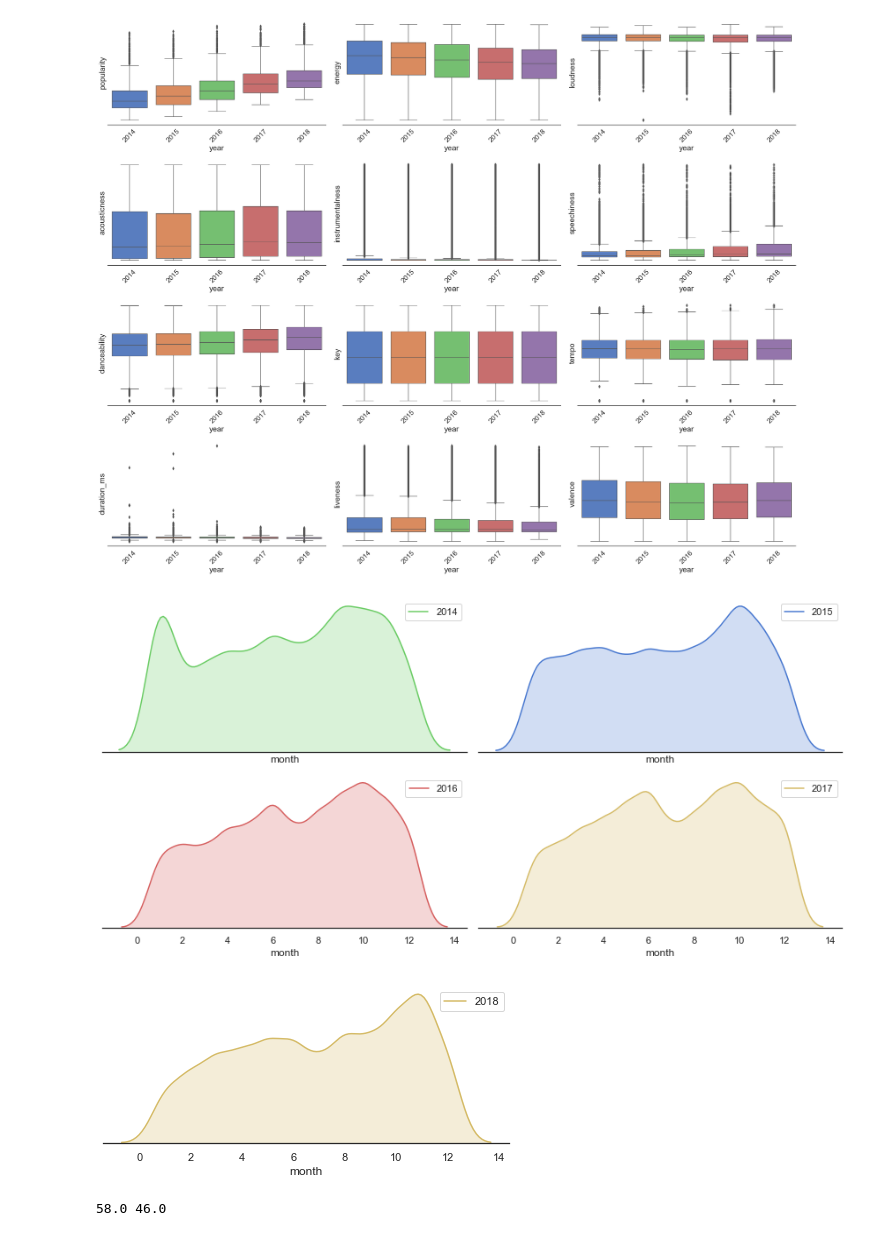
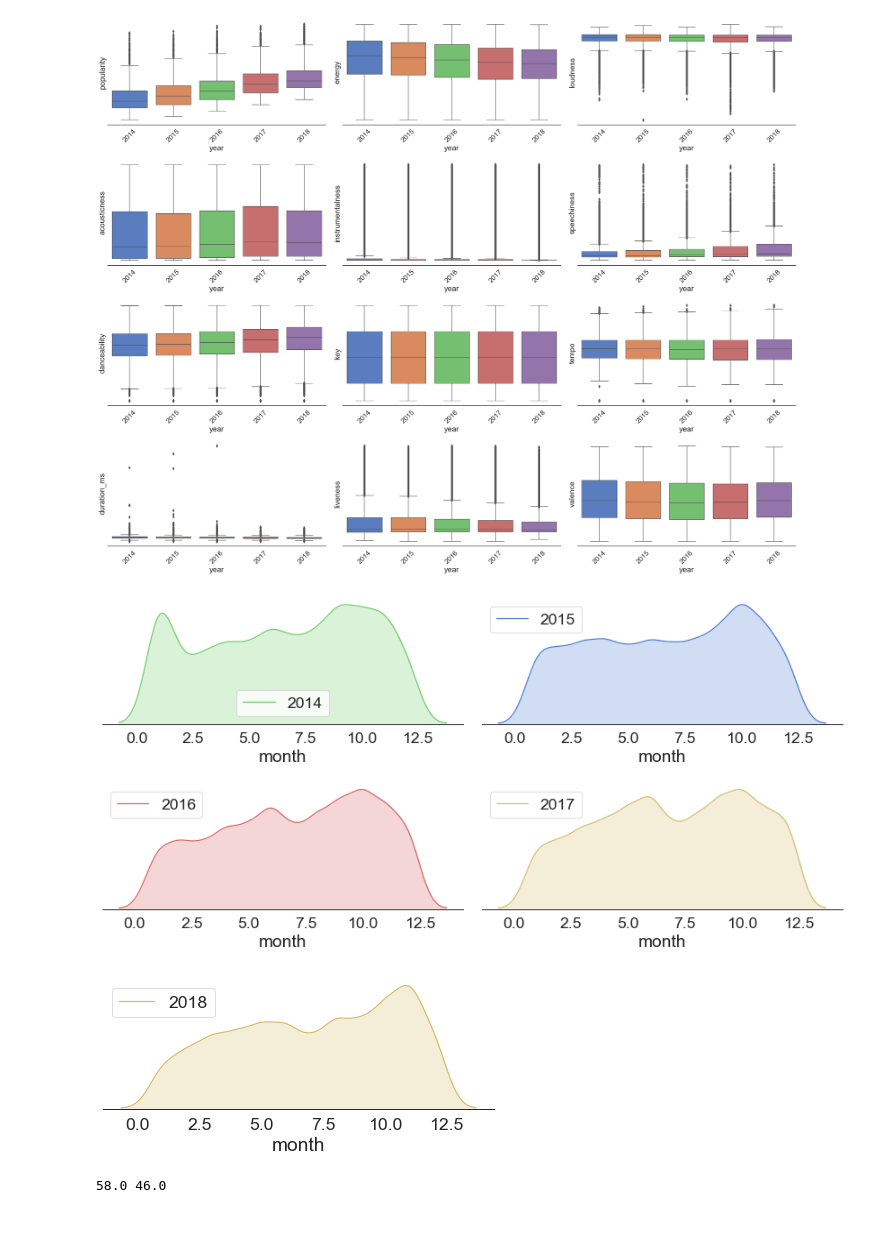
Before and after one commit to fsarraf/Mod3_project, a Jupyter notebook: data retrival/Data Exploration.ipynb, the cells around one changed output. Drawn from its saved outputs; the diff is of its cells as text; code cells hidden in the pictures.

```diff
--- a/data retrival/Data Exploration.ipynb
+++ b/data retrival/Data Exploration.ipynb
@@ -110,29 +91,29 @@ plt.tight_layout()
 [figure]
 # %%
 sns.set(style="white", palette="muted", color_codes=True)
-
+sns.set_context("paper", font_scale=2.0)
 
 # Set up the matplotlib figure
-f, axes = plt.subplots(2, 2, figsize=(12, 6), sharex=True)
+f, axes = plt.subplots(2, 2, figsize=(12, 6))
 sns.despine(left=True)
 
 sns.distplot(df[df.year == 2014]['month'], hist=False, color="g", kde_kws={"shade": True}, ax=axes[0, 0], label='2014')
 sns.distplot(df[df.year == 2015]['month'], hist=False, color="b", kde_kws={"shade": True}, ax=axes[0, 1], label='2015')
 sns.distplot(df[df.year == 2016]['month'], hist=False, color="r", kde_kws={"shade": True}, ax=axes[1, 0], label='2016')
 sns.distplot(df[df.year == 2017]['month'], hist=False, color="y", kde_kws={"shade": True}, ax=axes[1, 1], label='2017')
 
 
 plt.setp(axes, yticks=[])
 plt.tight_layout()
 
 f, axes = plt.subplots(1, 1, figsize=(6, 3), sharex=True)
 sns.despine(left=True)
 sns.distplot(df[df.year == 2018]['month'], hist=False, color="y", kde_kws={"shade": True}, label='2018')
 plt.setp(axes, yticks=[])
 plt.tight_layout()
 # %% [output]
-[figure, old version]
+[figure, new version]
-[figure, old version]
+[figure, new version]
 # %%
 print (df.popularity.quantile(0.75), df.popularity.quantile(0.25))
 # %% [output]
```
Also changed, not shown: parts of 5 cells of this notebook.
